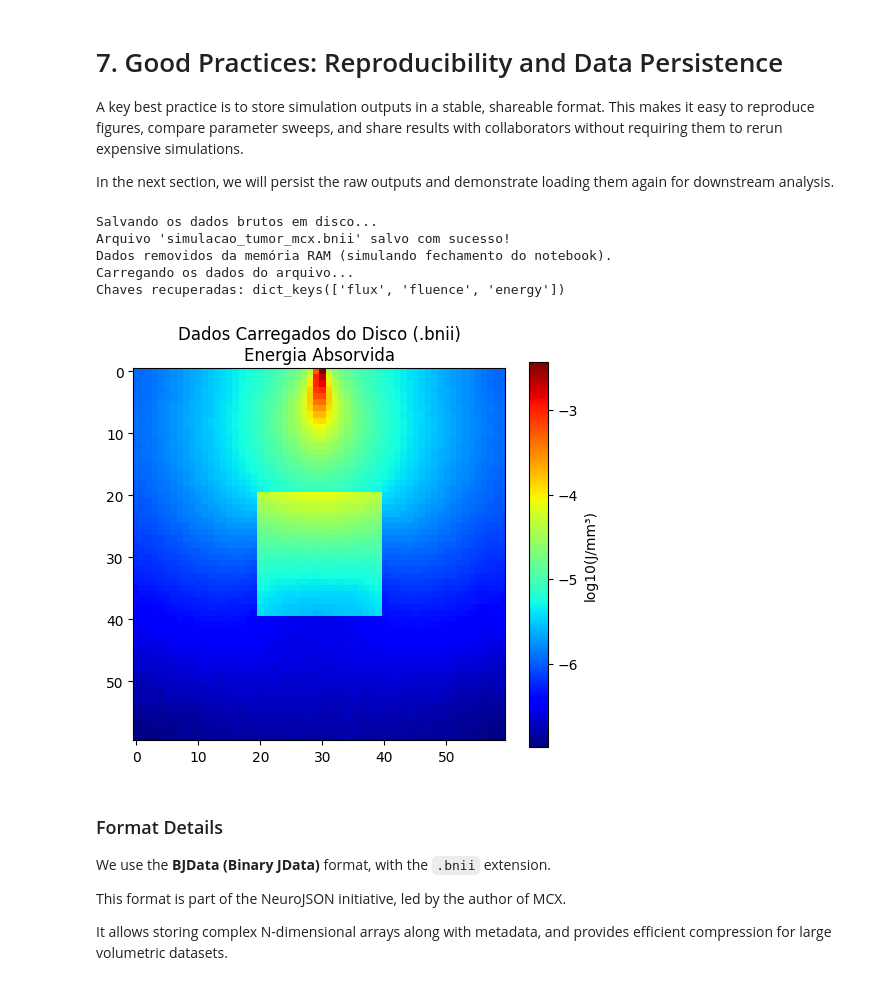
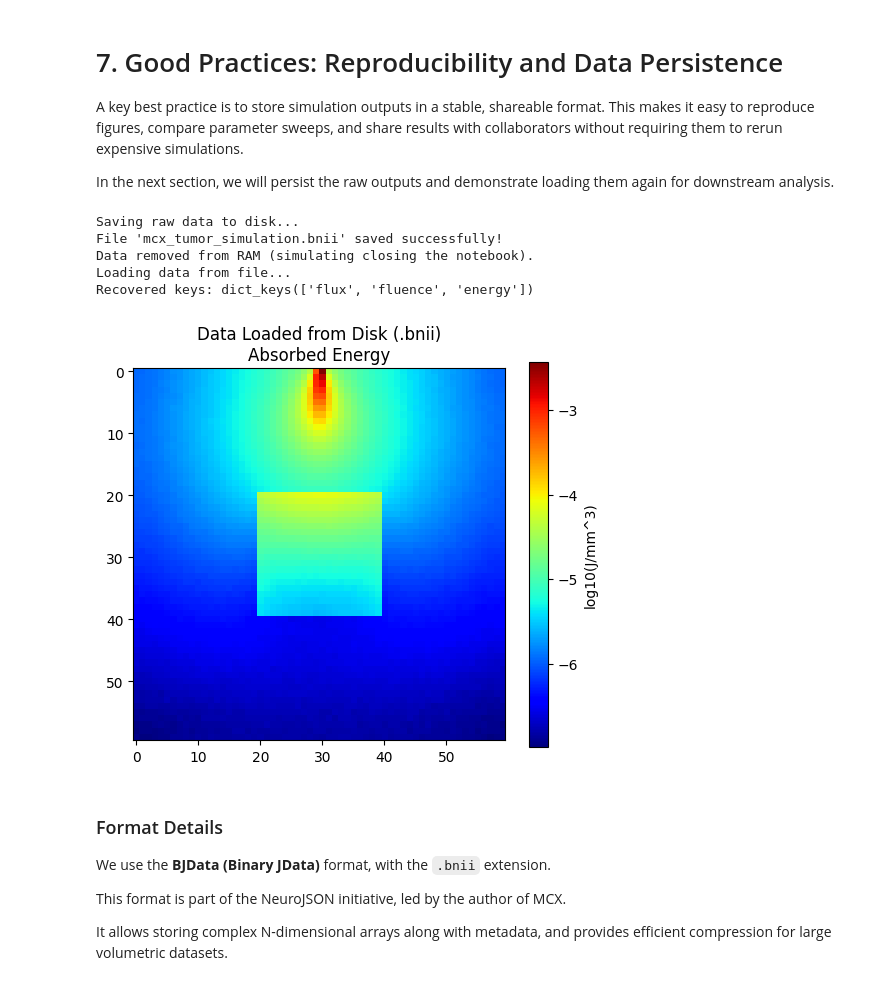
Before and after one commit to therezacury/MonteCarloBioTissues-Tutorials, a Jupyter notebook: mcx_en.ipynb, the cells around one changed output. Drawn from its saved outputs; the diff is of its cells as text; code cells hidden in the pictures.

```diff
--- a/mcx_en.ipynb
+++ b/mcx_en.ipynb
@@ -312,45 +312,45 @@ import jdata
 # The .bnii (Binary NeuroJSON) format is fast and efficient for large arrays.
 
 print("Saving raw data to disk...")
-file_name = 'simulacao_tumor_mcx.bnii'
+file_name = 'mcx_tumor_simulation.bnii'
 
 # Save the full dictionary containing the three computed output types
 jdata.save(results, file_name)
 
 print(f"File '{file_name}' saved successfully!")
 
 # --- STEP 2: "Forget" the data (simulate a fresh session) ---
 # Clear the variable from memory to prove loading works
 del results
 print("Data removed from RAM (simulating closing the notebook).")
 
 # --- STEP 3: Load for analysis (reproducibility) ---
 print("Loading data from file...")
 loaded_data = jdata.load(file_name)
 
 # Verification
 print("Recovered keys:", loaded_data.keys())
 
 # --- STEP 4: Quick re-analysis ---
 # Plot again without recomputing physics (which requires the GPU)
 import matplotlib.pyplot as plt
 import numpy as np
 
 energy_map = loaded_data['energy']
 slice_idx = 30
 
 plt.figure(figsize=(6, 5))
 plt.imshow(np.log10(energy_map[:, slice_idx, :] + 1e-15).T, cmap='jet', origin='upper')
 plt.title('Data Loaded from Disk (.bnii)\nAbsorbed Energy')
 plt.colorbar(label='log10(J/mm^3)')
 plt.show()
 # %% [output]
-Salvando os dados brutos em disco...
-Arquivo 'simulacao_tumor_mcx.bnii' salvo com sucesso!
-Dados removidos da memória RAM (simulando fechamento do notebook).
-Carregando os dados do arquivo...
-Chaves recuperadas: dict_keys(['flux', 'fluence', 'energy'])
+Saving raw data to disk...
+File 'mcx_tumor_simulation.bnii' saved successfully!
+Data removed from RAM (simulating closing the notebook).
+Loading data from file...
+Recovered keys: dict_keys(['flux', 'fluence', 'energy'])
-[figure, old version]
+[figure, new version]
 # %% [markdown]
 ### Format Details
 We use the **BJData (Binary JData)** format, with the `.bnii` extension.
```
Also changed, not shown: parts of 8 cells of this notebook, 1 other file.
